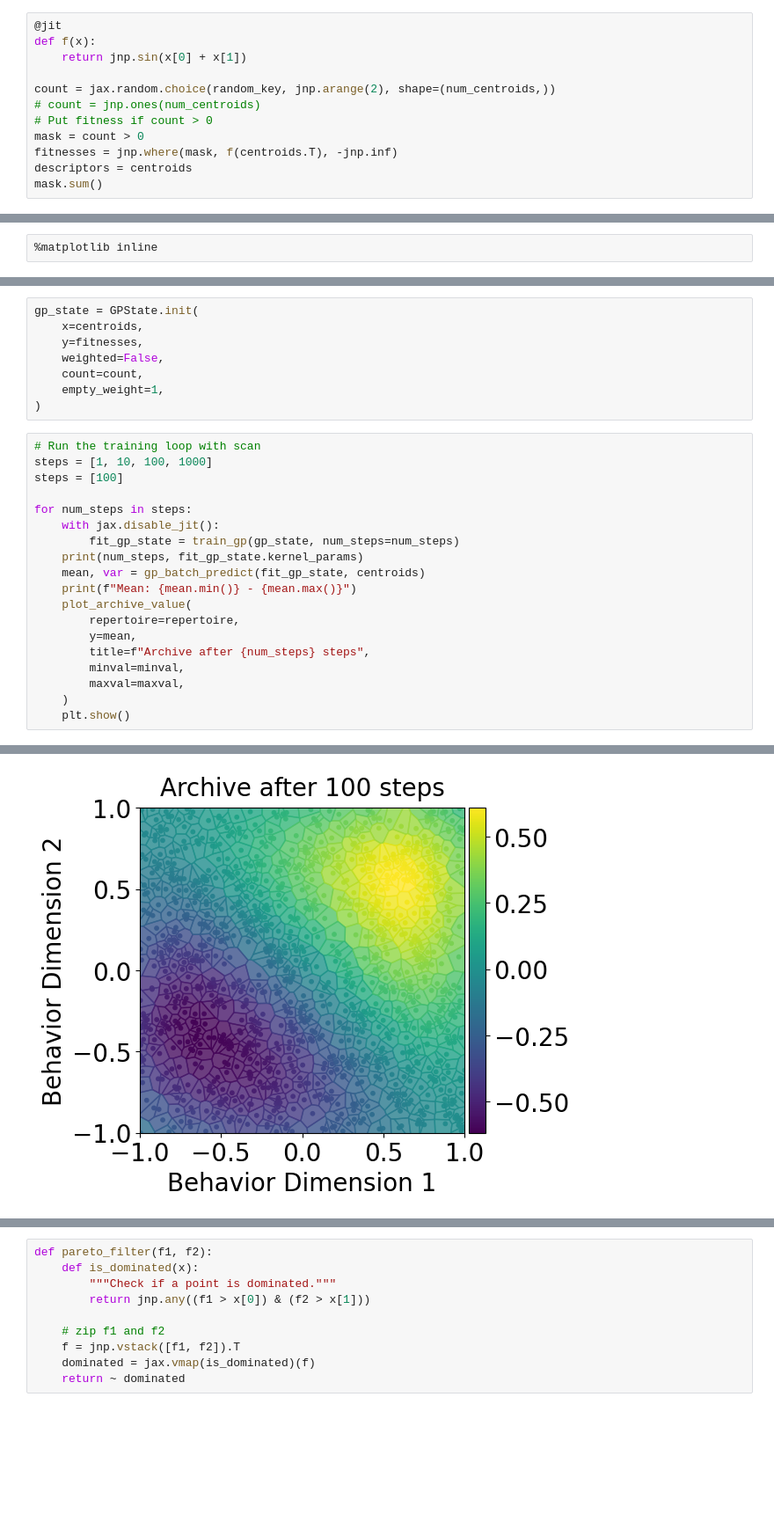
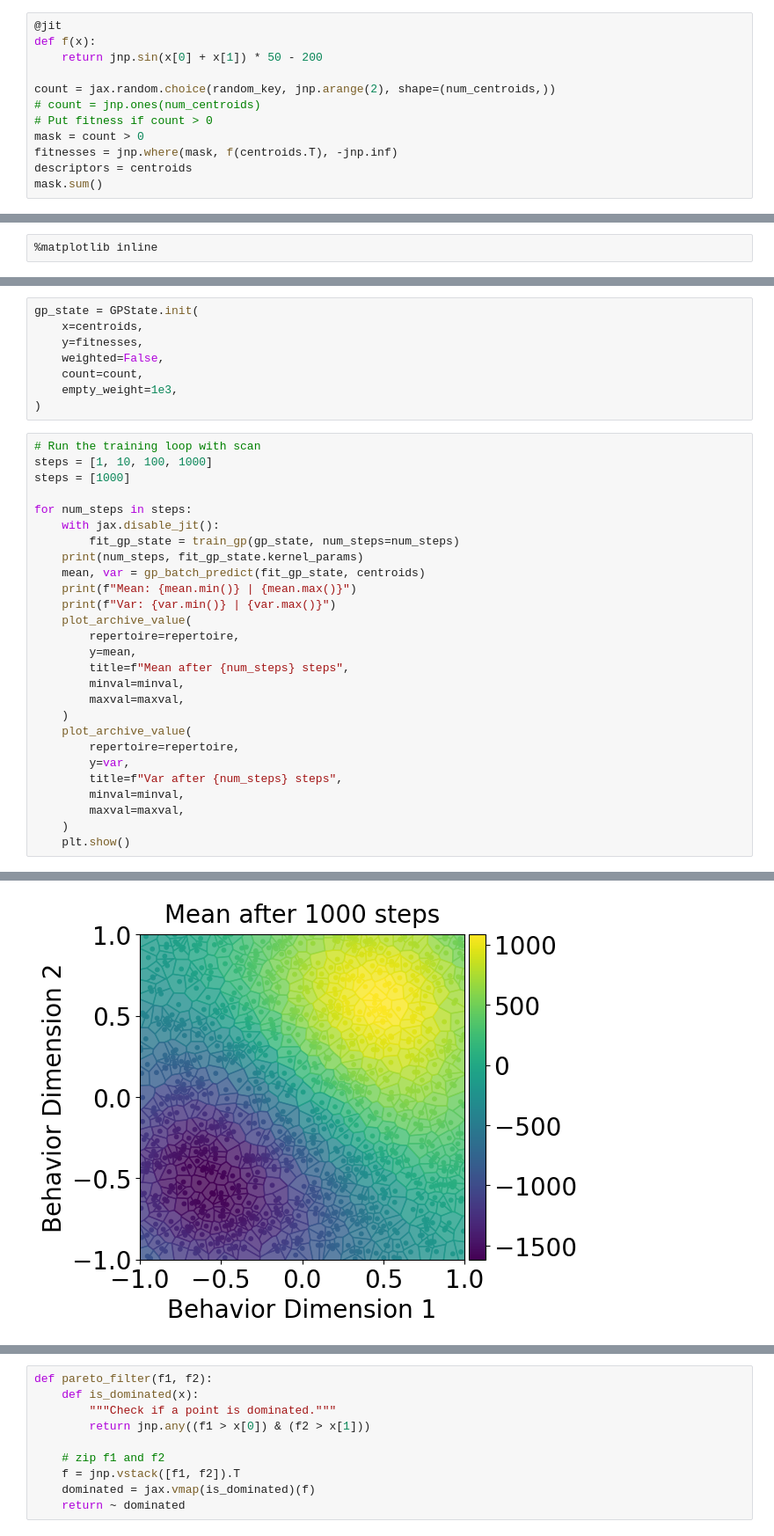
Before and after one commit to TemplierPaul/QDax_ES, a Jupyter notebook: gp.ipynb, the cells around one changed output, grey strips where cells are left out. Shown at 88% size. Drawn from its saved outputs; the diff is of its cells as text; blank space fills up the shorter version.

```diff
--- a/gp.ipynb
+++ b/gp.ipynb
@@ -32,7 +35,7 @@ centroids = jax.random.uniform(random_key, (num_centroids, 2), minval=minval, ma
 # %%
 @jit
 def f(x):
-    return jnp.sin(x[0] + x[1])
+    return jnp.sin(x[0] + x[1]) * 50 - 200
 
 count = jax.random.choice(random_key, jnp.arange(2), shape=(num_centroids,))
 # count = jnp.ones(num_centroids)
@@ -72,23 +75,31 @@ gp_state = GPState.init(
     y=fitnesses,
     weighted=False,
     count=count,
-    empty_weight=1,
+    empty_weight=1e3,
 )
 # %%
 # Run the training loop with scan
 steps = [1, 10, 100, 1000]
-steps = [100]
+steps = [1000]
 
 for num_steps in steps:
     with jax.disable_jit():
         fit_gp_state = train_gp(gp_state, num_steps=num_steps)
     print(num_steps, fit_gp_state.kernel_params)
     mean, var = gp_batch_predict(fit_gp_state, centroids)
-    print(f"Mean: {mean.min()} - {mean.max()}")
+    print(f"Mean: {mean.min()} | {mean.max()}")
+    print(f"Var: {var.min()} | {var.max()}")
     plot_archive_value(
         repertoire=repertoire,
         y=mean,
-        title=f"Archive after {num_steps} steps",
+        title=f"Mean after {num_steps} steps",
+        minval=minval,
+        maxval=maxval,
+    )
+    plot_archive_value(
+        repertoire=repertoire,
+        y=var,
+        title=f"Var after {num_steps} steps",
         minval=minval,
         maxval=maxval,
     )
@@ -100 +112 @@ Mean: -0.616809000463725 - 0.6087069060957616
-[figure, old version]
+[figure, new version]
```
Also changed, not shown: parts of 12 cells of this notebook, 8 other files.
